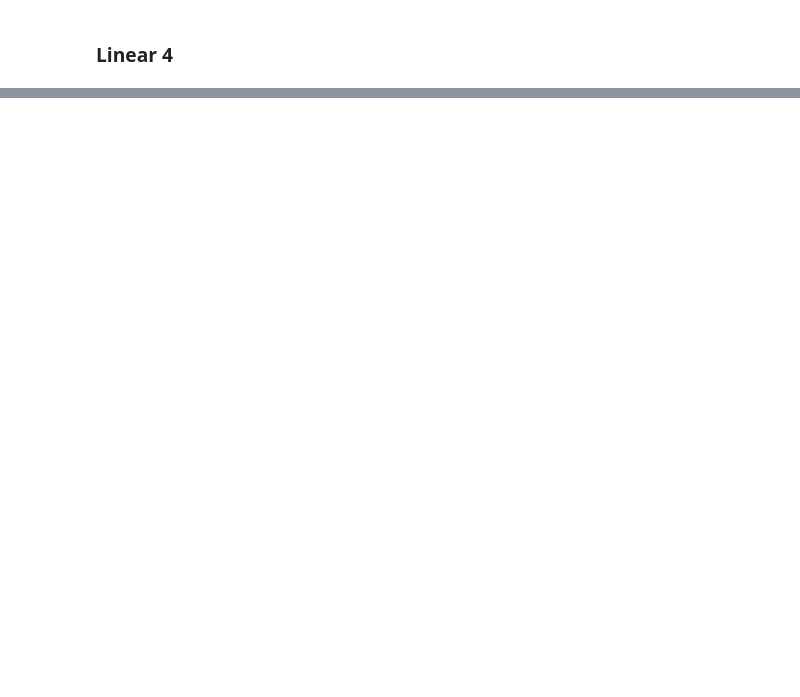
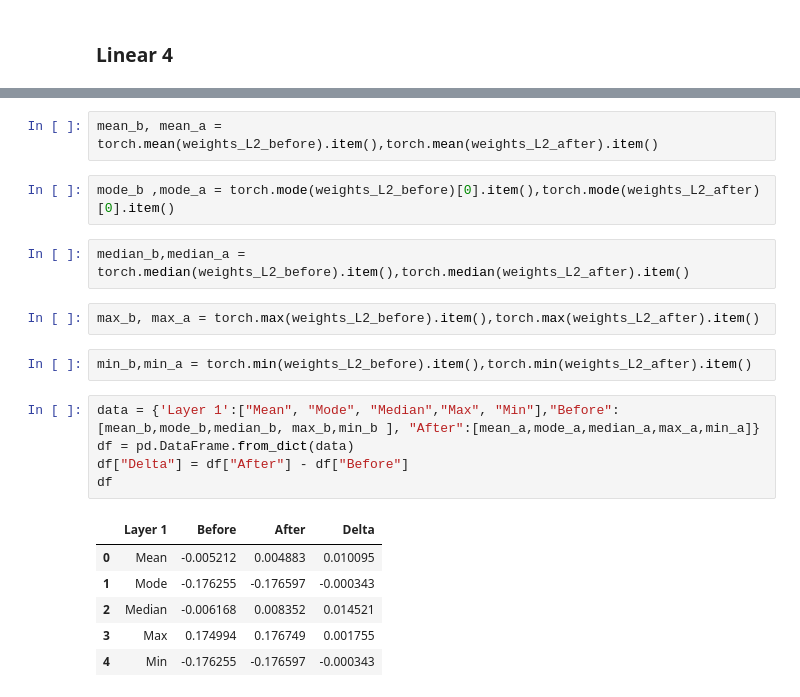
Before and after one commit to Erickllino/Neural_Network, a Jupyter notebook: NN.ipynb, the cells around one changed output, grey strips where cells are left out. Drawn from its saved outputs; the diff is of its cells as text; blank space fills up the shorter version.

```diff
--- a/NN.ipynb
+++ b/NN.ipynb
@@ -514,0 +591,22 @@ hist_after_train = plt.plot(X_L4_after,y_L4_after)
+# %%
+mean_b, mean_a = torch.mean(weights_L2_before).item(),torch.mean(weights_L2_after).item()
+# %%
+mode_b ,mode_a = torch.mode(weights_L2_before)[0].item(),torch.mode(weights_L2_after)[0].item()
+# %%
+median_b,median_a = torch.median(weights_L2_before).item(),torch.median(weights_L2_after).item()
+# %%
+max_b, max_a = torch.max(weights_L2_before).item(),torch.max(weights_L2_after).item()
+# %%
+min_b,min_a = torch.min(weights_L2_before).item(),torch.min(weights_L2_after).item()
+# %%
+data = {'Layer 1':["Mean", "Mode", "Median","Max", "Min"],"Before":[mean_b,mode_b,median_b, max_b,min_b ], "After":[mean_a,mode_a,median_a,max_a,min_a]}
+df = pd.DataFrame.from_dict(data)
+df["Delta"] = df["After"] - df["Before"]
+df
+# %% [output]
+|  | Layer 1 | Before | After | Delta |
+| 0 | Mean | -0.005212 | 0.004883 | 0.010095 |
+| 1 | Mode | -0.176255 | -0.176597 | -0.000343 |
+| 2 | Median | -0.006168 | 0.008352 | 0.014521 |
+| 3 | Max | 0.174994 | 0.176749 | 0.001755 |
+| 4 | Min | -0.176255 | -0.176597 | -0.000343 |
```
Also changed, not shown: parts of 37 cells of this notebook.
